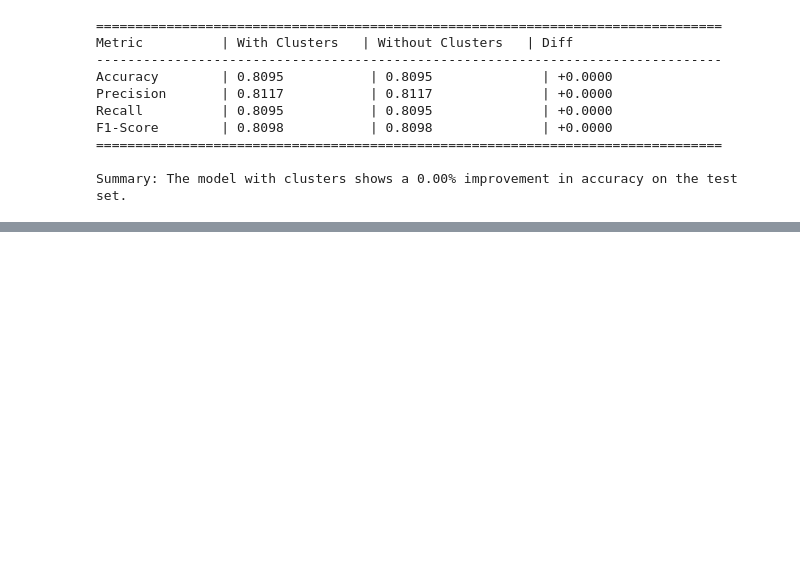
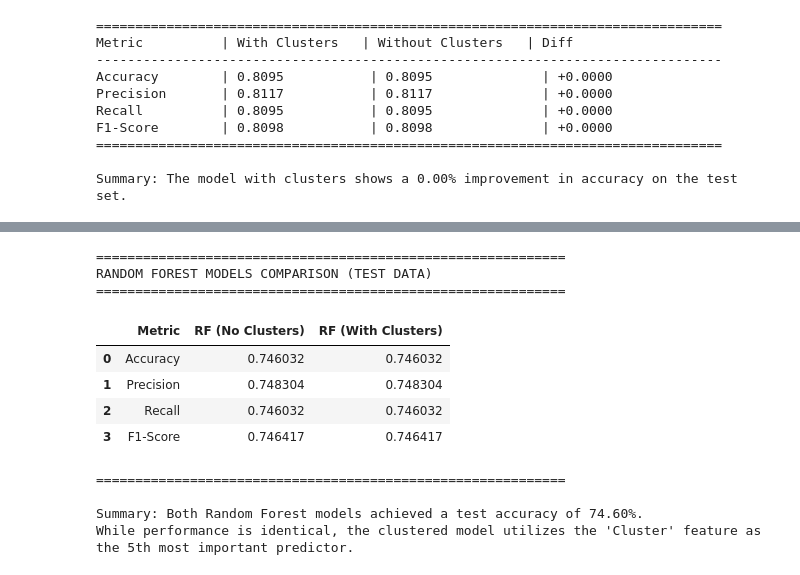
Before and after one commit to hasithapramuditha/Cirrhosis-Prediction, a Jupyter notebook: Main_modelfit.ipynb, the cells around one changed output, grey strips where cells are left out. Cells and saved outputs as stored; diff of their text form; code cells hidden in the pictures; blank space fills up the shorter version.

```diff
--- a/Main_modelfit.ipynb
+++ b/Main_modelfit.ipynb
@@ -1029,0 +1227,50 @@ Numerical features: 10
+# %%
+from sklearn.metrics import accuracy_score, precision_score, recall_score, f1_score
+import pandas as pd
+
+# Metrics for Unclustered RF
+rf_metrics_no = [
+    accuracy_score(y_test, y_test_pred_rf),
+    precision_score(y_test, y_test_pred_rf, average='weighted'),
+    recall_score(y_test, y_test_pred_rf, average='weighted'),
+    f1_score(y_test, y_test_pred_rf, average='weighted')
+]
+
+# Metrics for Clustered RF
+rf_metrics_with = [
+    accuracy_score(y_test, y_test_pred_rf_c),
+    precision_score(y_test, y_test_pred_rf_c, average='weighted'),
+    recall_score(y_test, y_test_pred_rf_c, average='weighted'),
+    f1_score(y_test, y_test_pred_rf_c, average='weighted')
+]
+
+# Create comparison table
+labels = ['Accuracy', 'Precision', 'Recall', 'F1-Score']
+comparison_rf_df = pd.DataFrame({
+    'Metric': labels,
+    'RF (No Clusters)': rf_metrics_no,
+    'RF (With Clusters)': rf_metrics_with
+})
+
+print("="*60)
+print("RANDOM FOREST MODELS COMPARISON (TEST DATA)")
+print("="*60)
+display(comparison_rf_df)
+print("="*60)
+
+# Final Summary
+print(f"\nSummary: Both Random Forest models achieved a test accuracy of {rf_metrics_no[0]:.2%}.")
+print("While performance is identical, the clustered model utilizes the 'Cluster' feature as the 5th most important predictor.")
+# %% [output]
+============================================================
+RANDOM FOREST MODELS COMPARISON (TEST DATA)
+============================================================
+|  | Metric | RF (No Clusters) | RF (With Clusters) |
+| 0 | Accuracy | 0.746032 | 0.746032 |
+| 1 | Precision | 0.748304 | 0.748304 |
+| 2 | Recall | 0.746032 | 0.746032 |
+| 3 | F1-Score | 0.746417 | 0.746417 |
+============================================================
+
+Summary: Both Random Forest models achieved a test accuracy of 74.60%.
+While performance is identical, the clustered model utilizes the 'Cluster' feature as the 5th most important predictor.
```
Also changed, not shown: parts of 29 cells of this notebook.
